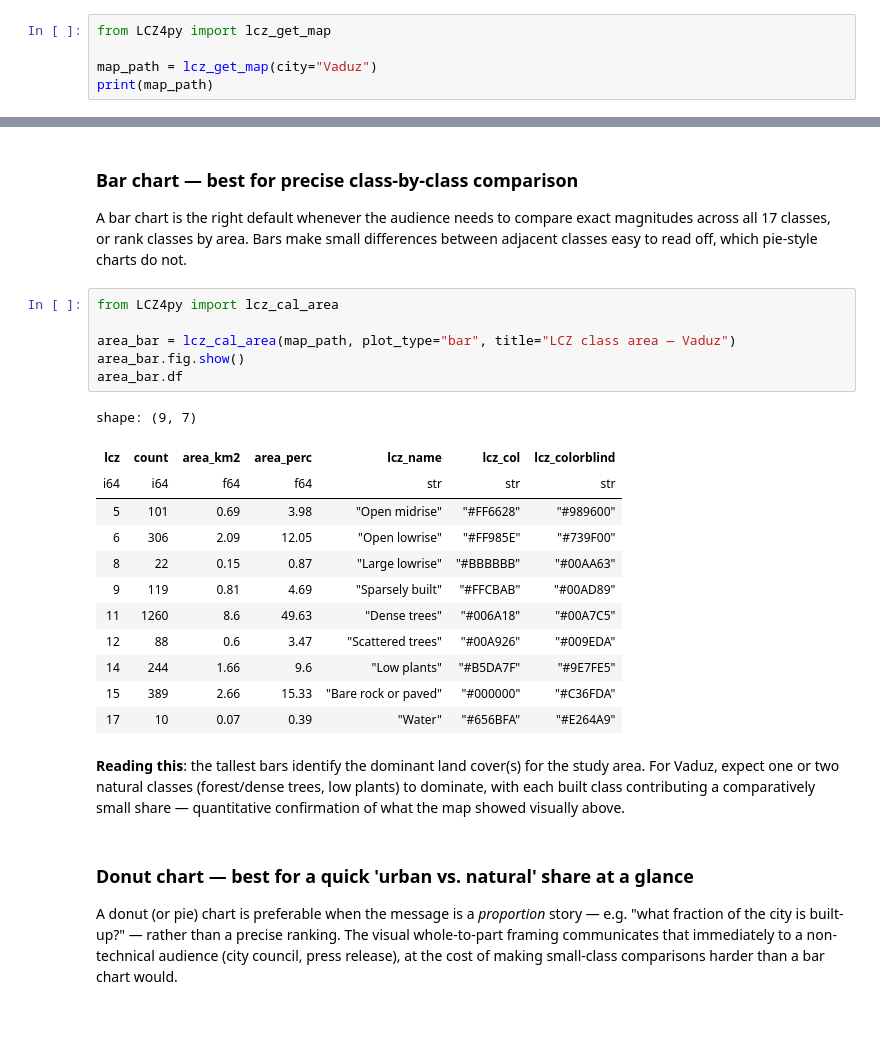
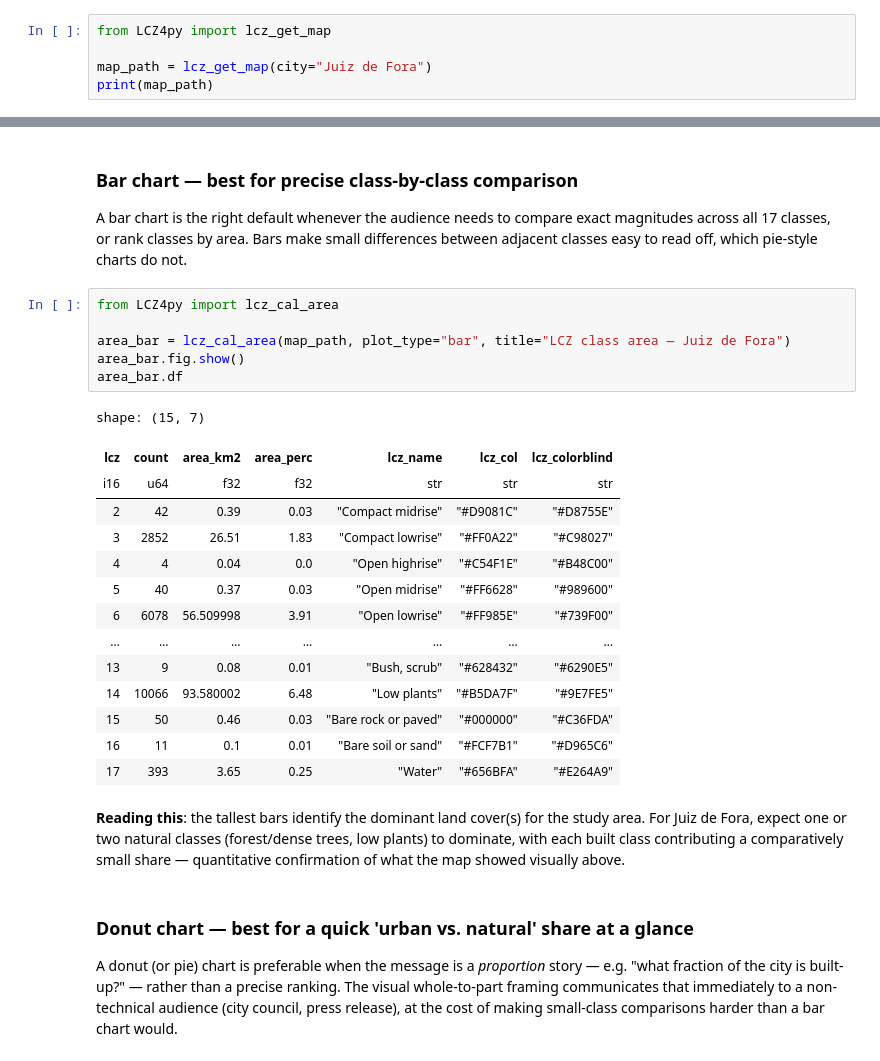
Before and after one commit to ByMaxAnjos/LCZ4py, a Jupyter notebook: notebooks/general/02_visualization_area_stats.en.ipynb, the cells around one changed output, grey strips where cells are left out. Drawn from its saved outputs; the diff is of its cells as text; blank space fills up the shorter version.

```diff
--- a/notebooks/general/02_visualization_area_stats.en.ipynb
+++ b/notebooks/general/02_visualization_area_stats.en.ipynb
@@ -34,6 +34,6 @@ We use Vaduz (Liechtenstein) — a small city whose bounding box keeps the downl
 # %%
 from LCZ4py import lcz_get_map
 
-map_path = lcz_get_map(city="Vaduz")
+map_path = lcz_get_map(city="Juiz de Fora")
 print(map_path)
 # %% [output]
@@ -86,24 +86,26 @@ A bar chart is the right default whenever the audience needs to compare exact ma
 # %%
 from LCZ4py import lcz_cal_area
 
-area_bar = lcz_cal_area(map_path, plot_type="bar", title="LCZ class area — Vaduz")
+area_bar = lcz_cal_area(map_path, plot_type="bar", title="LCZ class area — Juiz de Fora")
 area_bar.fig.show()
 area_bar.df
 # %% [output]
-shape: (9, 7)
+shape: (15, 7)
 | lcz | count | area_km2 | area_perc | lcz_name | lcz_col | lcz_colorblind |
-| i64 | i64 | f64 | f64 | str | str | str |
-| 5 | 101 | 0.69 | 3.98 | "Open midrise" | "#FF6628" | "#989600" |
-| 6 | 306 | 2.09 | 12.05 | "Open lowrise" | "#FF985E" | "#739F00" |
-| 8 | 22 | 0.15 | 0.87 | "Large lowrise" | "#BBBBBB" | "#00AA63" |
-| 9 | 119 | 0.81 | 4.69 | "Sparsely built" | "#FFCBAB" | "#00AD89" |
-| 11 | 1260 | 8.6 | 49.63 | "Dense trees" | "#006A18" | "#00A7C5" |
-| 12 | 88 | 0.6 | 3.47 | "Scattered trees" | "#00A926" | "#009EDA" |
-| 14 | 244 | 1.66 | 9.6 | "Low plants" | "#B5DA7F" | "#9E7FE5" |
-| 15 | 389 | 2.66 | 15.33 | "Bare rock or paved" | "#000000" | "#C36FDA" |
-| 17 | 10 | 0.07 | 0.39 | "Water" | "#656BFA" | "#E264A9" |
+| i16 | u64 | f32 | f32 | str | str | str |
+| 2 | 42 | 0.39 | 0.03 | "Compact midrise" | "#D9081C" | "#D8755E" |
+| 3 | 2852 | 26.51 | 1.83 | "Compact lowrise" | "#FF0A22" | "#C98027" |
+| 4 | 4 | 0.04 | 0.0 | "Open highrise" | "#C54F1E" | "#B48C00" |
+| 5 | 40 | 0.37 | 0.03 | "Open midrise" | "#FF6628" | "#989600" |
+| 6 | 6078 | 56.509998 | 3.91 | "Open lowrise" | "#FF985E" | "#739F00" |
+| … | … | … | … | … | … | … |
+| 13 | 9 | 0.08 | 0.01 | "Bush, scrub" | "#628432" | "#6290E5" |
+| 14 | 10066 | 93.580002 | 6.48 | "Low plants" | "#B5DA7F" | "#9E7FE5" |
+| 15 | 50 | 0.46 | 0.03 | "Bare rock or paved" | "#000000" | "#C36FDA" |
+| 16 | 11 | 0.1 | 0.01 | "Bare soil or sand" | "#FCF7B1" | "#D965C6" |
+| 17 | 393 | 3.65 | 0.25 | "Water" | "#656BFA" | "#E264A9" |
 # %% [markdown]
-**Reading this**: the tallest bars identify the dominant land cover(s) for the study area. For Vaduz, expect one or two natural classes (forest/dense trees, low plants) to dominate, with each built class contributing a comparatively small share — quantitative confirmation of what the map showed visually above.
+**Reading this**: the tallest bars identify the dominant land cover(s) for the study area. For Juiz de Fora, expect one or two natural classes (forest/dense trees, low plants) to dominate, with each built class contributing a comparatively small share — quantitative confirmation of what the map showed visually above.
 # %% [markdown]
 ### Donut chart — best for a quick 'urban vs. natural' share at a glance
 
```
Also changed, not shown: parts of 7 cells of this notebook, 23 other files.
